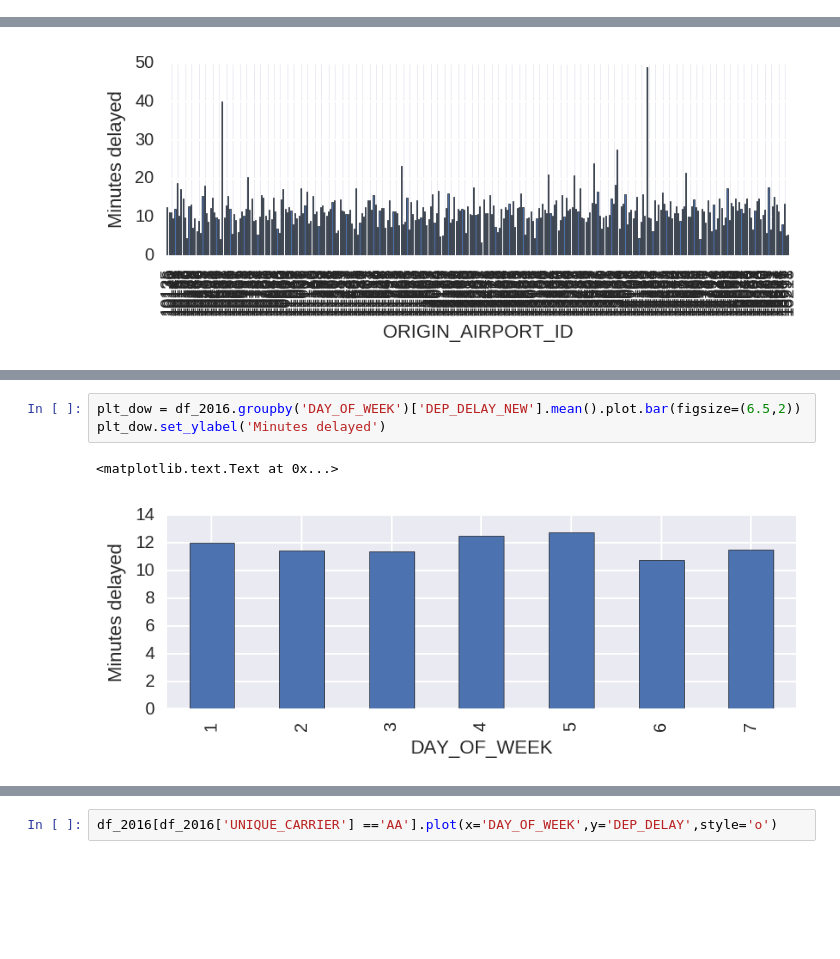
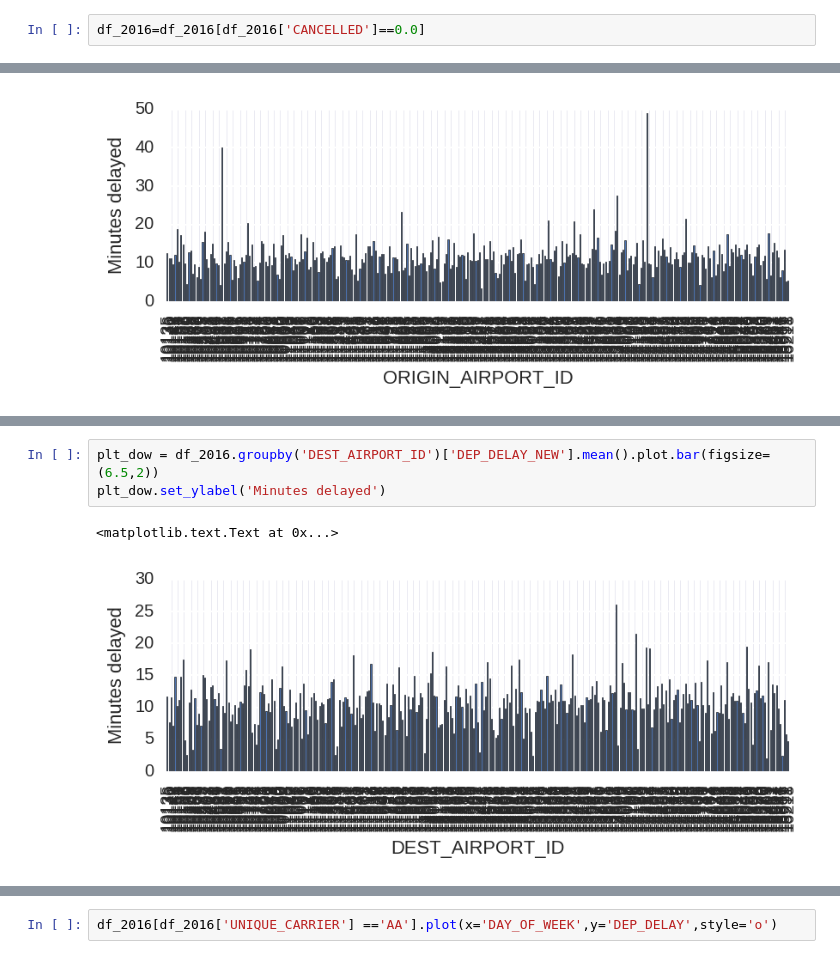
Before and after one commit to skarthas/DontDelay, a Jupyter notebook: DontDelay.ipynb, the cells around one changed output, grey strips where cells are left out. Cells and saved outputs as stored; diff of their text form; blank space fills up the shorter version.

```diff
--- a/DontDelay.ipynb
+++ b/DontDelay.ipynb
@@ -52,3 +65,5 @@ df_2016 = pd.concat([df_oct15,df_nov15,df_dec15,df_jan16,df_feb16,df_mar16,df_ap
+# %%
+df_2016=df_2016[df_2016['CANCELLED']==0.0]
 # %% [markdown]
 Some Statistics:
 # %%
@@ -96,7 +133,7 @@ plt_UA.set_ylabel('Minutes delayed')
 # %%
-plt_dow = df_2016.groupby('DAY_OF_WEEK')['DEP_DELAY_NEW'].mean().plot.bar(figsize=(6.5,2))
+plt_dow = df_2016.groupby('DEST_AIRPORT_ID')['DEP_DELAY_NEW'].mean().plot.bar(figsize=(6.5,2))
 plt_dow.set_ylabel('Minutes delayed')
 # %% [output]
 <matplotlib.text.Text at 0x...>
-[figure, old version]
+[figure, new version]
 # %%
```
Also changed, not shown: parts of 40 cells of this notebook.
